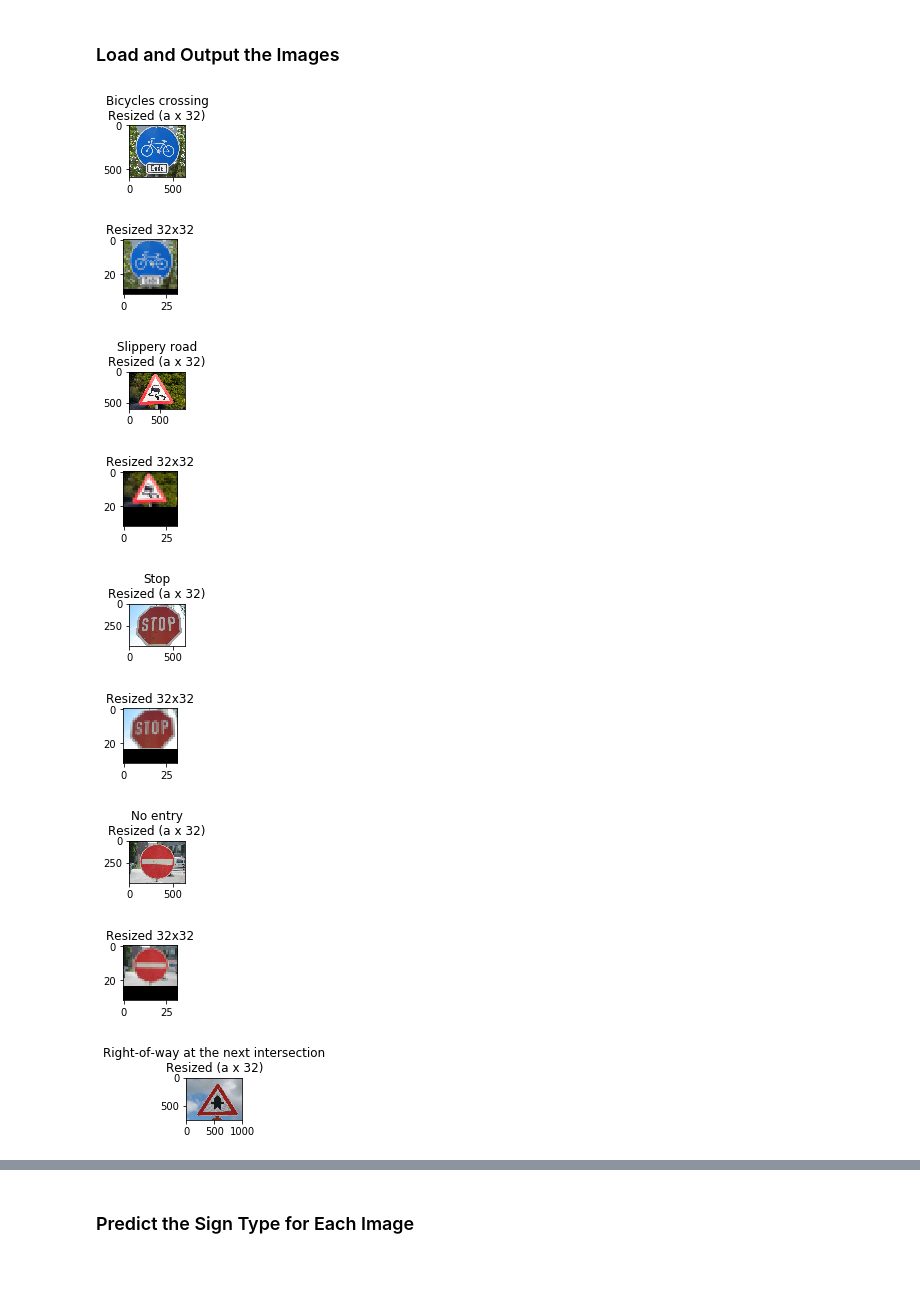
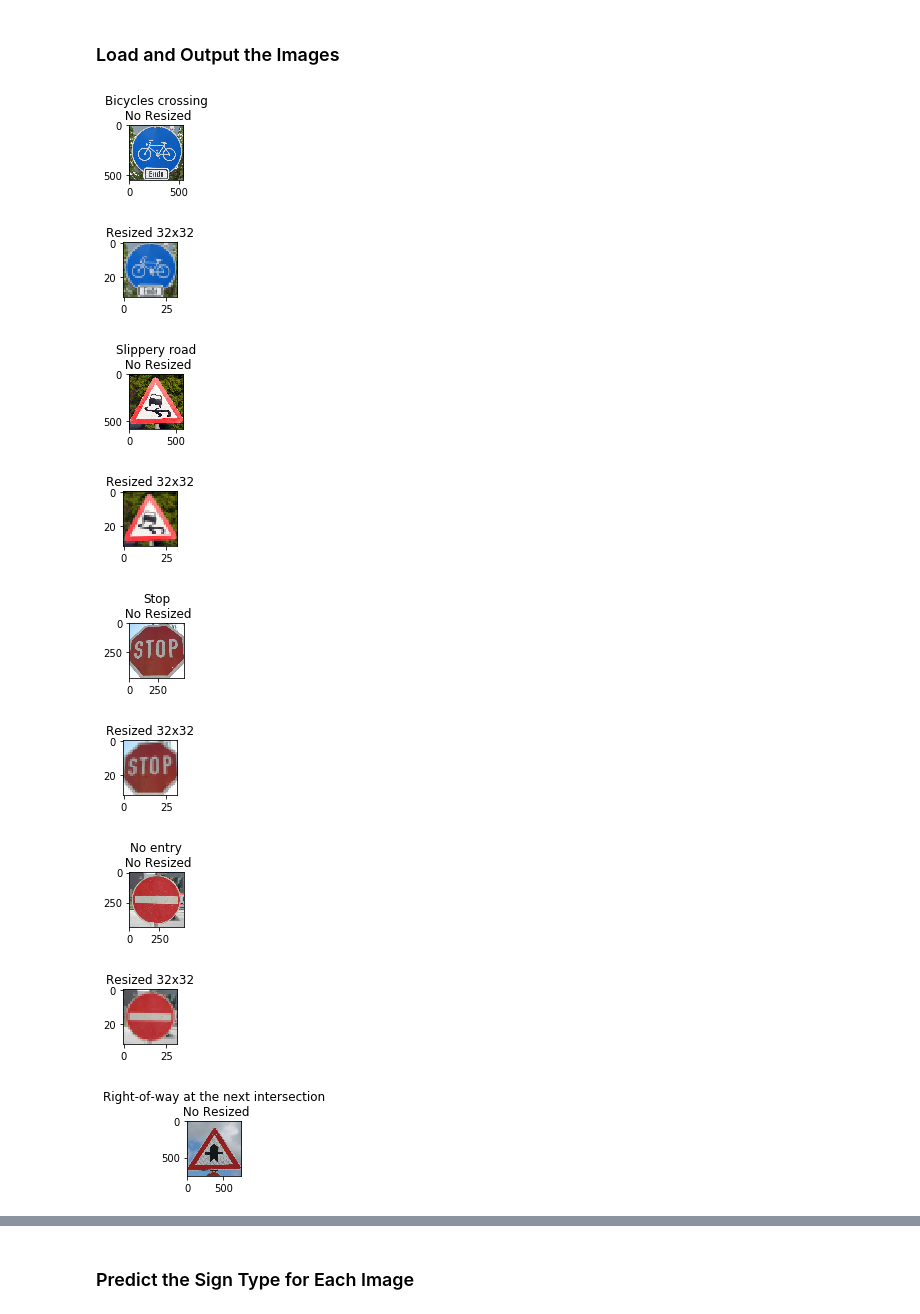
Before and after one commit to pablosaurasperez/CarND-Traffic-Sign-Classifier-Project, a Jupyter notebook: Traffic_Sign_Classifier.ipynb, the cells around one changed output, grey strips where cells are left out. Cells and saved outputs as stored; diff of their text form; code cells hidden in the pictures; blank space fills up the shorter version.

```diff
--- a/Traffic_Sign_Classifier.ipynb
+++ b/Traffic_Sign_Classifier.ipynb
@@ -541,44 +547,45 @@ y_test_set = []
 
 for input_file in input_items:
     path_input = os.path.join(directory_input, input_file)
     base=os.path.basename(path_input)
 
-    y_test_image = os.path.splitext(base)[0]
+    y_test_image = int(os.path.splitext(base)[0])
 
     #read image
     X_test_image = mpimg.imread(path_input)
 
     #Plot traffic signs (padding included)
     plt.figure(figsize=(1,1))
     plt.imshow(X_test_image)
-    plt.title(df.loc[int(y_test_image), 'SignName']+ '\nResized (a x 32)')
+    plt.title(df.loc[y_test_image, 'SignName']+ '\n No Resized')
 
     #Resize to 32x32
     X_test_image = resize_image(X_test_image)
 
 
-    #Need to make it 32x32 (I have X x 32... so pad!!!)
-    npad = ((0,32-X_test_image.shape[0]), (0,0), (0,0))
-    X_test_image = np.pad(X_test_image, npad, 'constant')
+    #Need to make it 32x32 (I have X x 32... so pad!!!)...
+    #At the end this padding gave me bad results (Accuracy 0...) so I had to crop the image to ratio 1:1...
+    ##npad = ((0,32-X_test_image.shape[0]), (0,0), (0,0))
+    #X_test_image = np.pad(X_test_image, npad, 'constant')
 
     #print(X_test_image.shape)
 
 
     #Now I have everythin in the dimensions I want
     X_test_set.append(X_test_image)
     y_test_set.append(y_test_image)
 
     #Plot traffic signs (padding included)
     plt.figure(figsize=(1,1))
     plt.imshow(X_test_image)
     plt.title('Resized 32x32')
 # %% [output]
-[figure, old version]
+[figure, new version]
-[figure, old version]
+[figure, new version]
-[figure, old version]
+[figure, new version]
-[figure, old version]
+[figure, new version]
-[figure, old version]
+[figure, new version]
-[figure, old version]
+[figure, new version]
-[figure, old version]
+[figure, new version]
-[figure, old version]
+[figure, new version]
-[figure, old version]
+[figure, new version]
```
Also changed, not shown: parts of 12 cells of this notebook.
